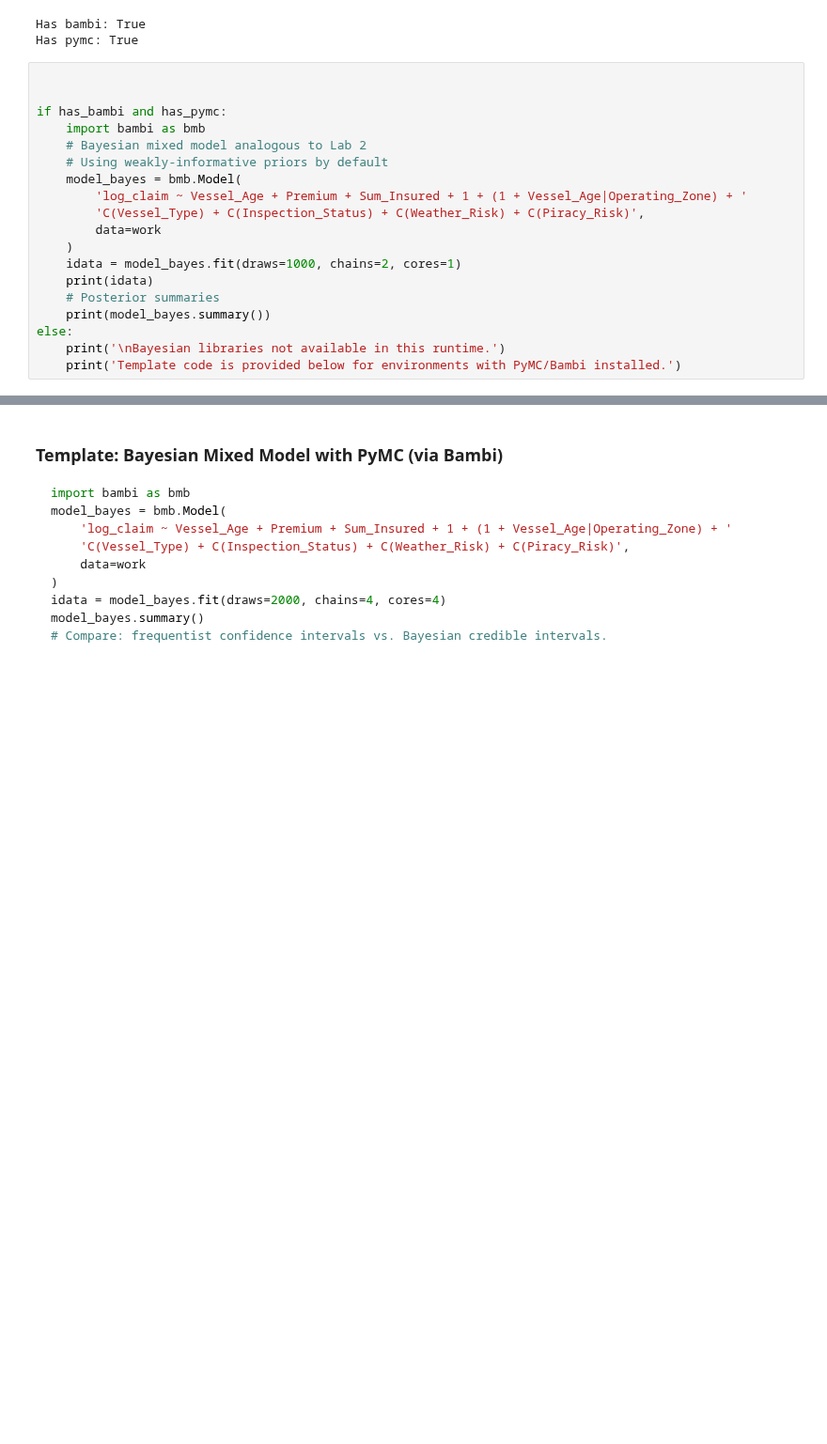
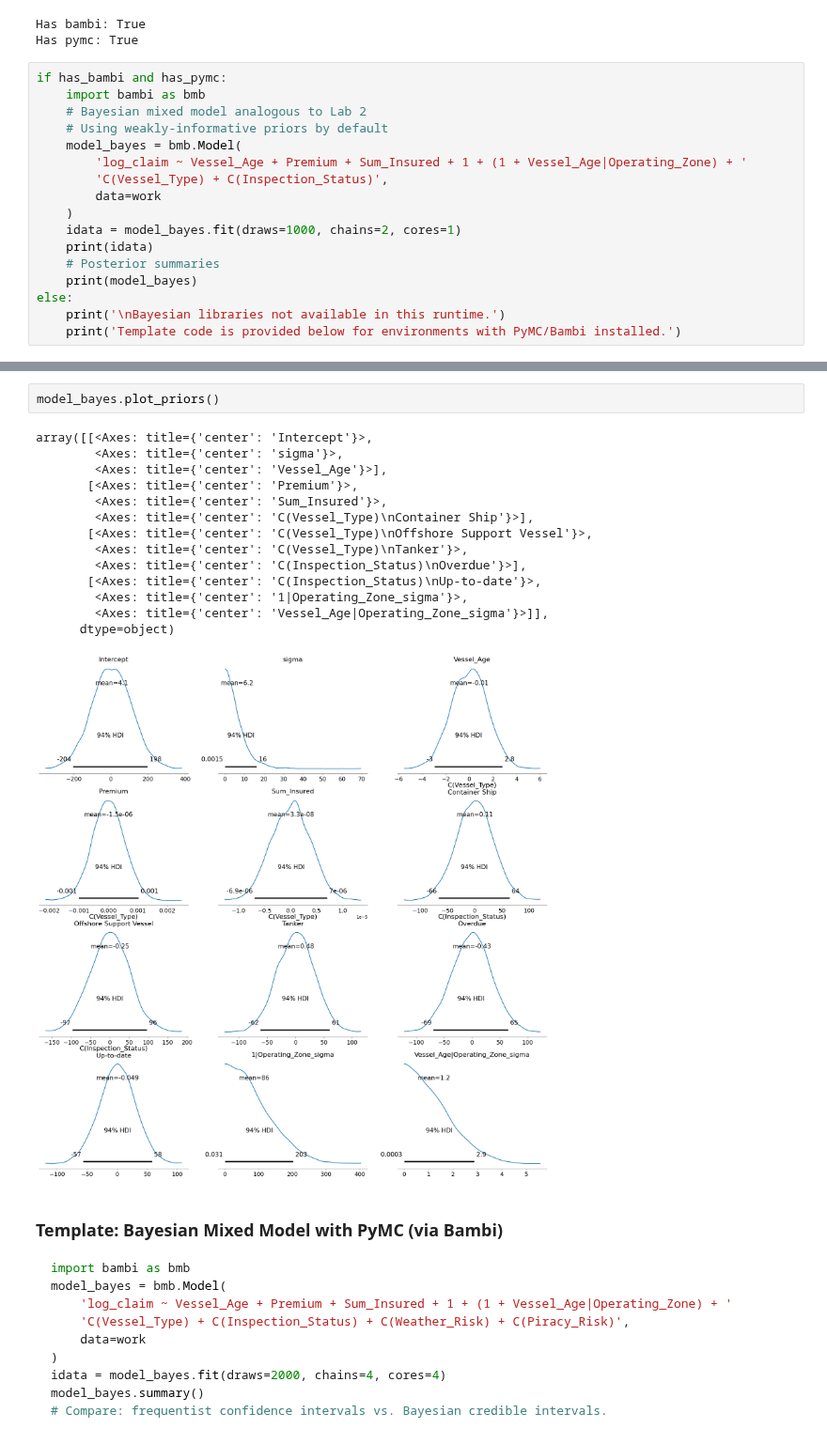
Before and after one commit to anshupandey/MSA-analytics, a Jupyter notebook: MEM/Lab1_3_Mixed_Effect_models.ipynb, the cells around one changed output, grey strips where cells are left out. Shown at 94% size. Cells and saved outputs as stored; diff of their text form; blank space fills up the shorter version.

```diff
--- a/MEM/Lab1_3_Mixed_Effect_models.ipynb
+++ b/MEM/Lab1_3_Mixed_Effect_models.ipynb
@@ -278,21 +420,19 @@ print('Has pymc:', has_pymc)
 Has bambi: True
 Has pymc: True
 # %%
-
-
 if has_bambi and has_pymc:
     import bambi as bmb
     # Bayesian mixed model analogous to Lab 2
     # Using weakly-informative priors by default
     model_bayes = bmb.Model(
         'log_claim ~ Vessel_Age + Premium + Sum_Insured + 1 + (1 + Vessel_Age|Operating_Zone) + '
-        'C(Vessel_Type) + C(Inspection_Status) + C(Weather_Risk) + C(Piracy_Risk)',
+        'C(Vessel_Type) + C(Inspection_Status)',
         data=work
     )
     idata = model_bayes.fit(draws=1000, chains=2, cores=1)
     print(idata)
     # Posterior summaries
-    print(model_bayes.summary())
+    print(model_bayes)
 else:
     print('\nBayesian libraries not available in this runtime.')
     print('Template code is provided below for environments with PyMC/Bambi installed.')
@@ -299,3 +467,20 @@ else:
+# %%
+model_bayes.plot_priors()
+# %% [output]
+array([[<Axes: title={'center': 'Intercept'}>,
+        <Axes: title={'center': 'sigma'}>,
+        <Axes: title={'center': 'Vessel_Age'}>],
+       [<Axes: title={'center': 'Premium'}>,
+        <Axes: title={'center': 'Sum_Insured'}>,
+        <Axes: title={'center': 'C(Vessel_Type)\nContainer Ship'}>],
+       [<Axes: title={'center': 'C(Vessel_Type)\nOffshore Support Vessel'}>,
+        <Axes: title={'center': 'C(Vessel_Type)\nTanker'}>,
+        <Axes: title={'center': 'C(Inspection_Status)\nOverdue'}>],
+       [<Axes: title={'center': 'C(Inspection_Status)\nUp-to-date'}>,
+        <Axes: title={'center': '1|Operating_Zone_sigma'}>,
+        <Axes: title={'center': 'Vessel_Age|Operating_Zone_sigma'}>]],
+      dtype=object)
+[figure, added]
 # %% [markdown]
 
 ### Template: Bayesian Mixed Model with PyMC (via Bambi)
```
Also changed, not shown: parts of 16 cells of this notebook.
